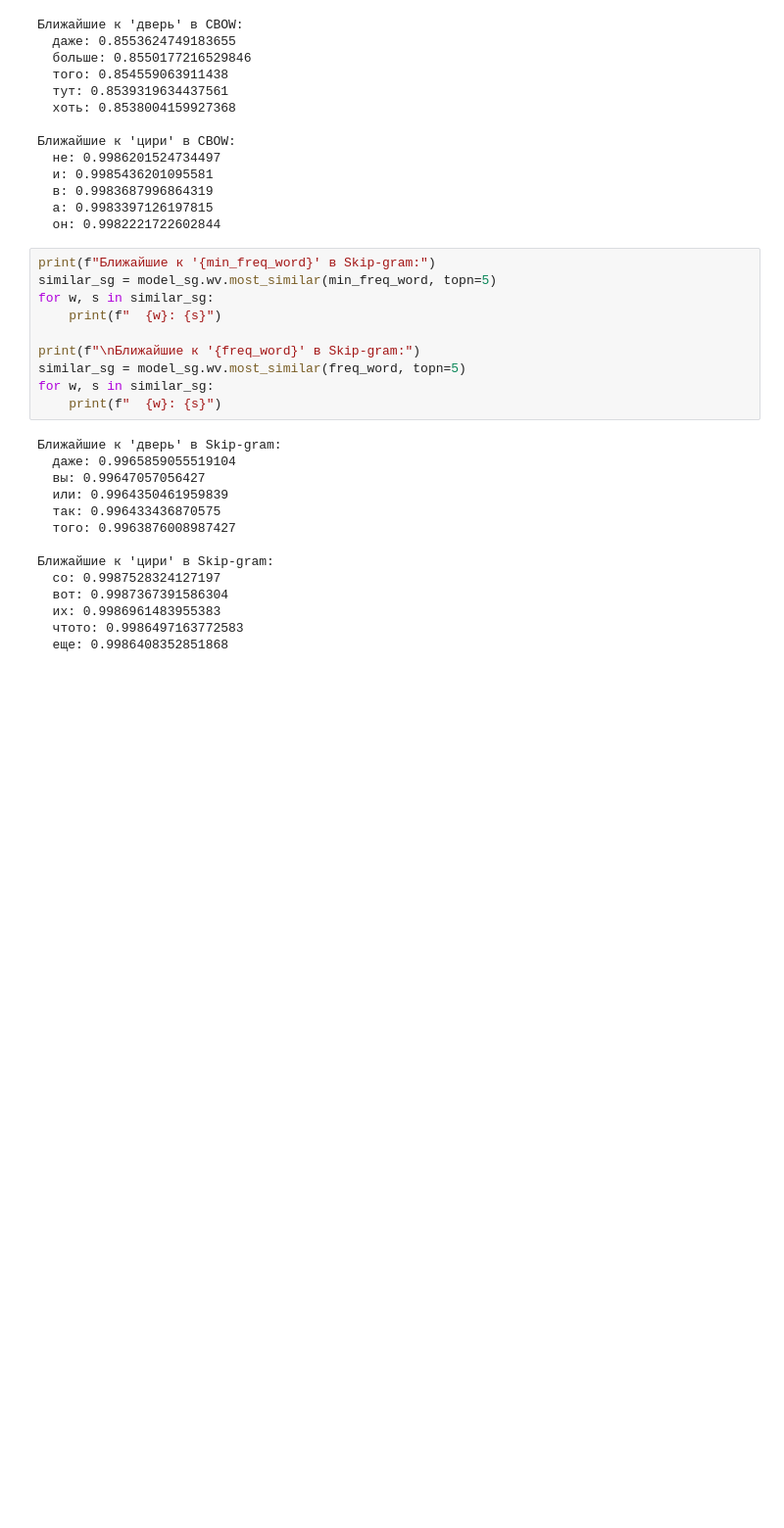
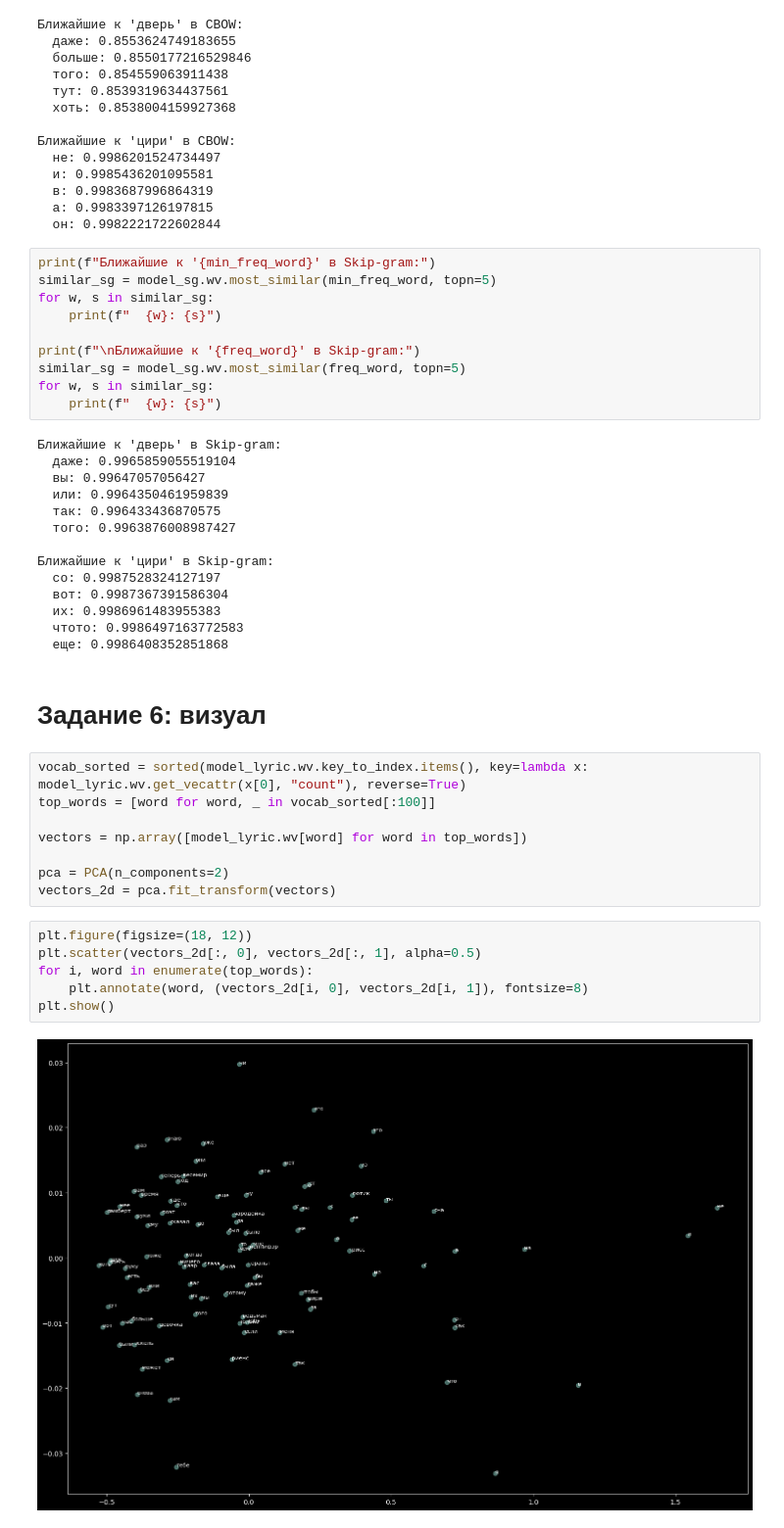
Before and after one commit to uwuICQ/Word2vec_my1try, a Jupyter notebook: Word2vec.ipynb, the cells around one changed output. Shown at 98% size. Drawn from its saved outputs; the diff is of its cells as text; blank space fills up the shorter version.

```diff
--- a/Word2vec.ipynb
+++ b/Word2vec.ipynb
@@ -270,3 +270,21 @@ for w, s in similar_sg:
   их: 0.9986961483955383
   чтото: 0.9986497163772583
   еще: 0.9986408352851868
+# %% [markdown]
+# Задание 6: визуал
+# %%
+vocab_sorted = sorted(model_lyric.wv.key_to_index.items(), key=lambda x: model_lyric.wv.get_vecattr(x[0], "count"), reverse=True)
+top_words = [word for word, _ in vocab_sorted[:100]]
+
+vectors = np.array([model_lyric.wv[word] for word in top_words])
+
+pca = PCA(n_components=2)
+vectors_2d = pca.fit_transform(vectors)
+# %%
+plt.figure(figsize=(18, 12))
+plt.scatter(vectors_2d[:, 0], vectors_2d[:, 1], alpha=0.5)
+for i, word in enumerate(top_words):
+    plt.annotate(word, (vectors_2d[i, 0], vectors_2d[i, 1]), fontsize=8)
+plt.show()
+# %% [output]
+[figure, added]
```
Also changed, not shown: parts of 4 cells of this notebook.
